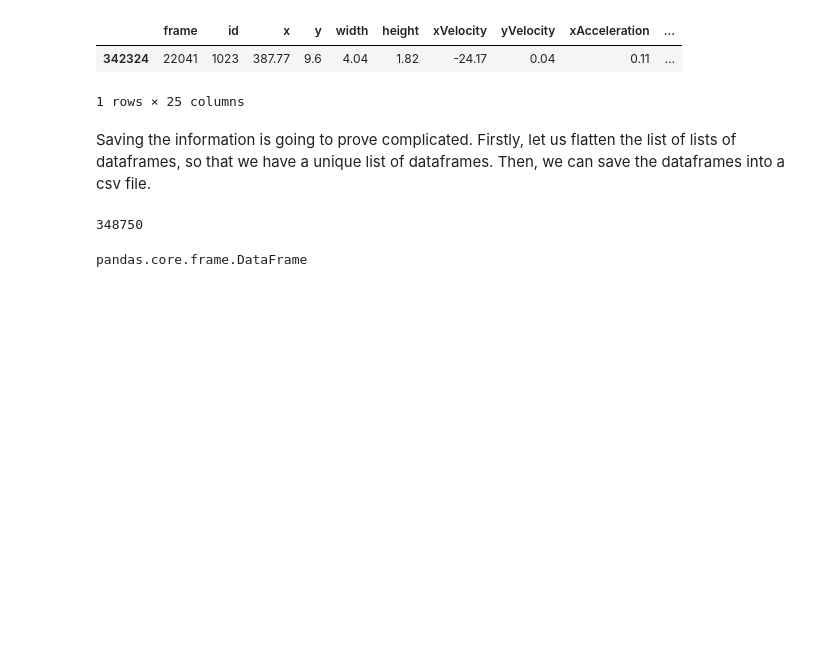
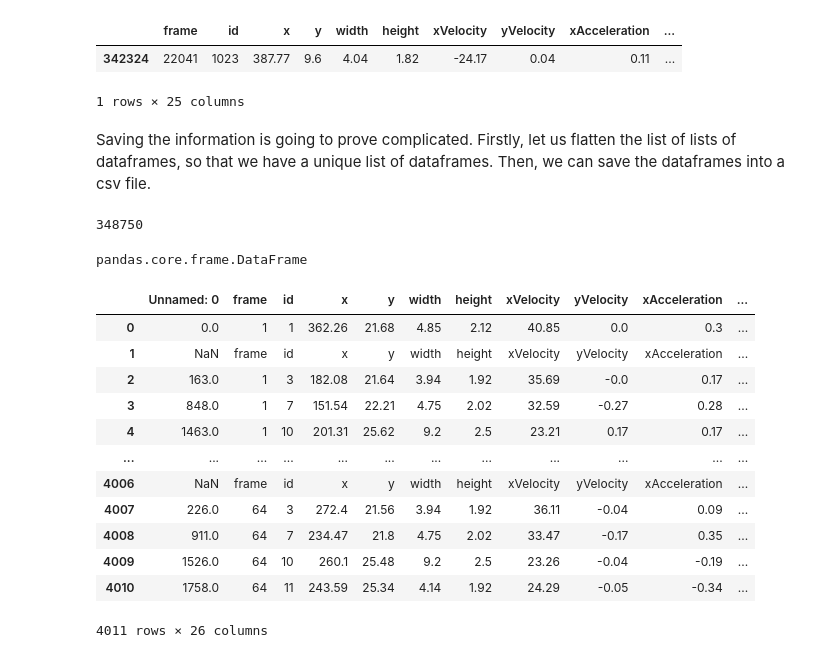
Before and after one commit to lmmartinez97/alphadrive_bp, a Jupyter notebook: highD/dataviz.ipynb, the cells around one changed output. Cells and saved outputs as stored; diff of their text form; code cells hidden in the pictures; blank space fills up the shorter version.

Commit message:
Saved dataframes into one csv - TODO: read multiple dataframes from 1 csv

```diff
--- a/highD/dataviz.ipynb
+++ b/highD/dataviz.ipynb
@@ -598,3 +598,21 @@ with open(dataset_location +'groups_01.csv', 'a') as f:
     for df in vehicle_groups_flat[:500]:
         df.to_csv(f)
         f.write("\n")
+# %%
+read_df = pd.read_csv(dataset_location + '01_groups.csv')
+# %%
+read_df
+# %% [output]
+|  | Unnamed: 0 | frame | id | x | y | width | height | xVelocity | yVelocity | xAcceleration | ... |
+| 0 | 0.0 | 1 | 1 | 362.26 | 21.68 | 4.85 | 2.12 | 40.85 | 0.0 | 0.3 | ... |
+| 1 | NaN | frame | id | x | y | width | height | xVelocity | yVelocity | xAcceleration | ... |
+| 2 | 163.0 | 1 | 3 | 182.08 | 21.64 | 3.94 | 1.92 | 35.69 | -0.0 | 0.17 | ... |
+| 3 | 848.0 | 1 | 7 | 151.54 | 22.21 | 4.75 | 2.02 | 32.59 | -0.27 | 0.28 | ... |
+| 4 | 1463.0 | 1 | 10 | 201.31 | 25.62 | 9.2 | 2.5 | 23.21 | 0.17 | 0.17 | ... |
+| ... | ... | ... | ... | ... | ... | ... | ... | ... | ... | ... | ... |
+| 4006 | NaN | frame | id | x | y | width | height | xVelocity | yVelocity | xAcceleration | ... |
+| 4007 | 226.0 | 64 | 3 | 272.4 | 21.56 | 3.94 | 1.92 | 36.11 | -0.04 | 0.09 | ... |
+| 4008 | 911.0 | 64 | 7 | 234.47 | 21.8 | 4.75 | 2.02 | 33.47 | -0.17 | 0.35 | ... |
+| 4009 | 1526.0 | 64 | 10 | 260.1 | 25.48 | 9.2 | 2.5 | 23.26 | -0.04 | -0.19 | ... |
+| 4010 | 1758.0 | 64 | 11 | 243.59 | 25.34 | 4.14 | 1.92 | 24.29 | -0.05 | -0.34 | ... |
+4011 rows × 26 columns
```
Also changed, not shown: parts of 1 cell of this notebook.
